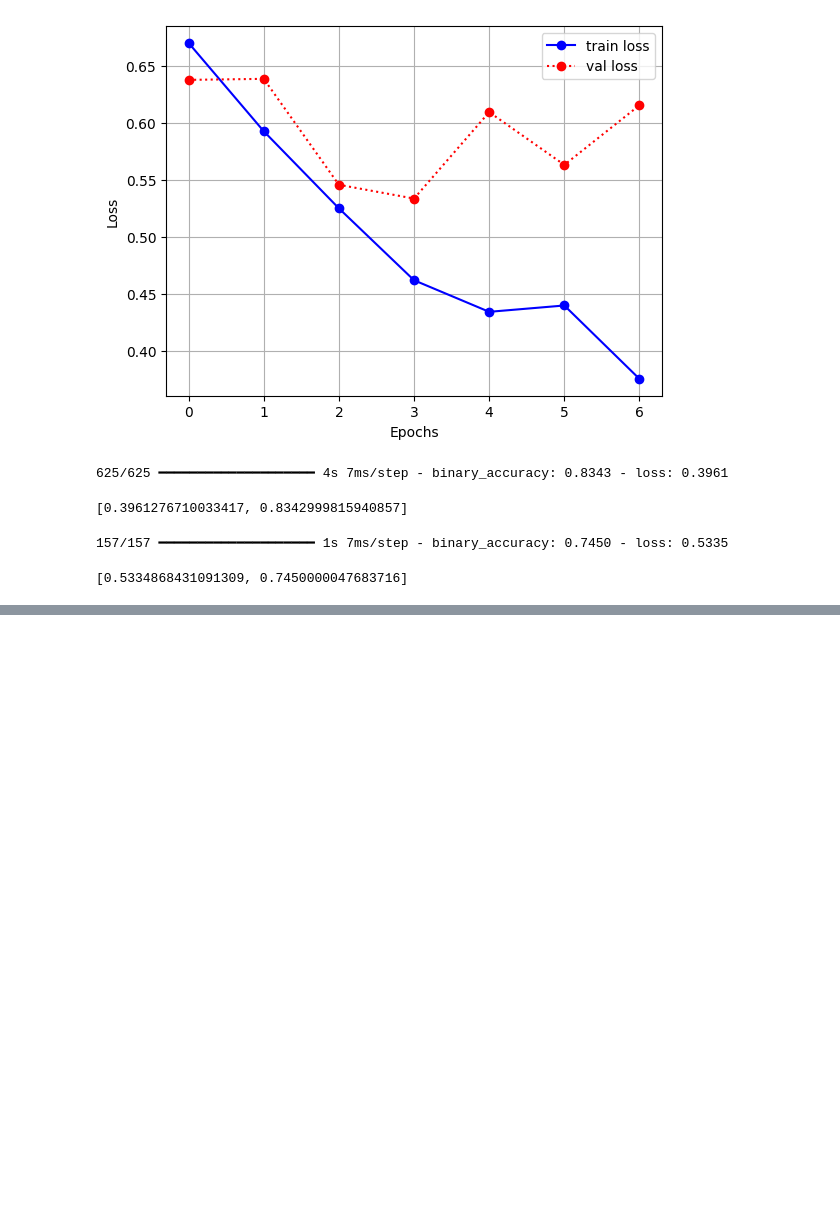
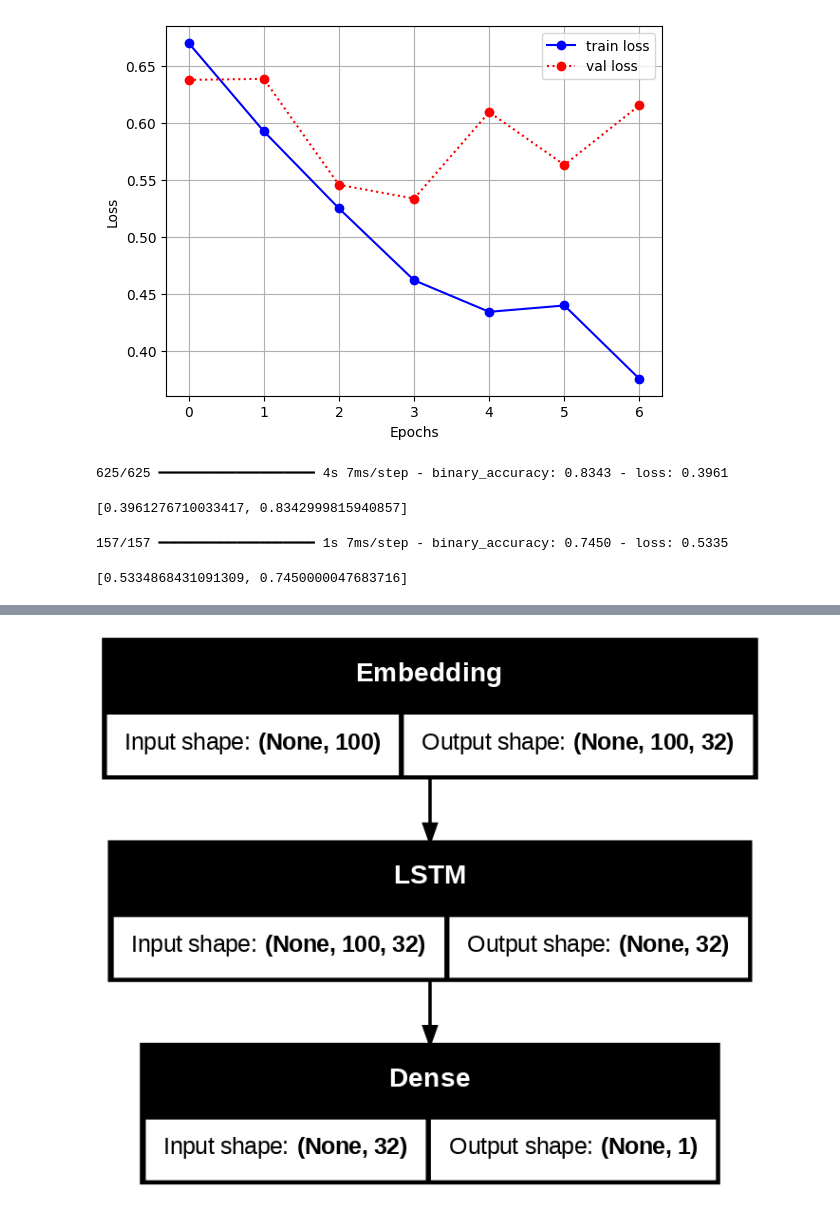
Before and after one commit to eogks1235-byte/DEEP_Learning-feat.Jake-Oh, a Jupyter notebook: ml20_rnn.ipynb, the cells around one changed output, grey strips where cells are left out. Drawn from its saved outputs; the diff is of its cells as text; code cells hidden in the pictures; blank space fills up the shorter version.

Commit message:
LSTM, 2개 이상 LSTM, GRU

```diff
--- a/ml20_rnn.ipynb
+++ b/ml20_rnn.ipynb
@@ -545,0 +567,11 @@ rnn_2.evaluate(x=x_val_seq,y=y_val)
+# %%
+tf.random.set_seed(42)
+np.random.seed(42)
+
+# LSTM 모델 생성
+lstm_1 = keras.Sequential(layers=[
+    keras.Input(shape=(100,)), # 100개인 이유 찾기
+    keras.layers.Embedding(input_dim=500,output_dim=32),
+    keras.layers.LSTM(units=32),
+    keras.layers.Dense(units=1, activation='sigmoid')
+])
@@ -545,0 +601,4 @@ rnn_2.evaluate(x=x_val_seq,y=y_val)
+# %%
+keras.utils.plot_model(model=lstm_1,show_shapes=True, dpi=128)
+# %% [output]
+[figure, added]
```
Also changed, not shown: parts of 39 cells of this notebook.
